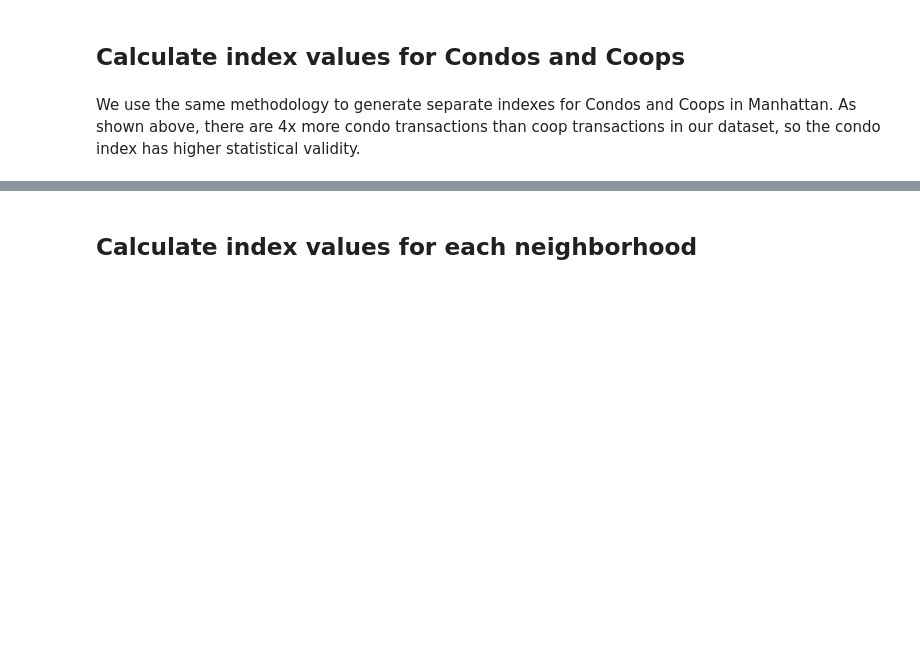
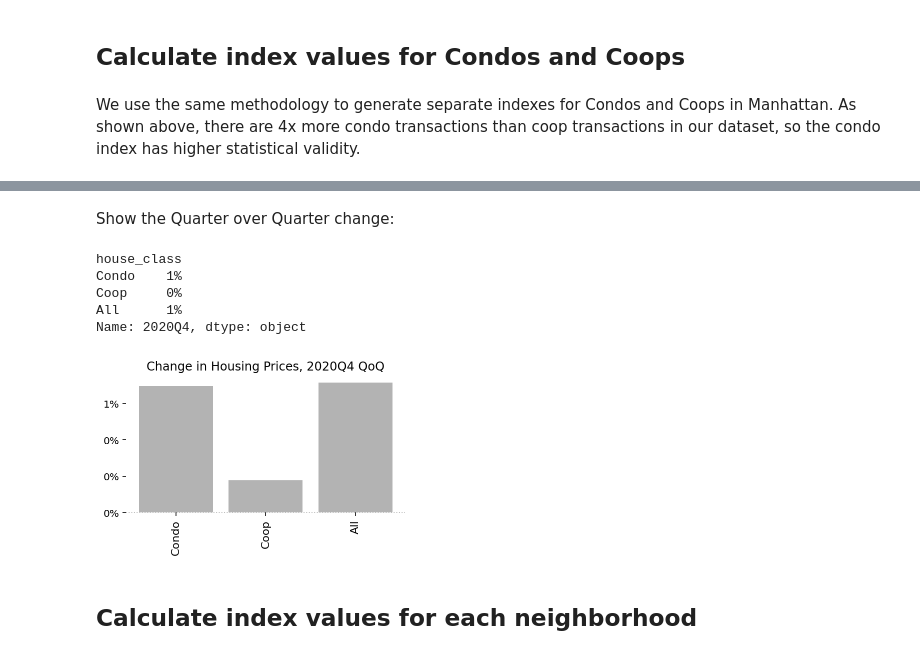
Before and after one commit to ivoytov/manhattan, a Jupyter notebook: NYC_price_index.ipynb, the cells around one changed output, grey strips where cells are left out. Drawn from its saved outputs; the diff is of its cells as text; code cells hidden in the pictures; blank space fills up the shorter version.

```diff
--- a/NYC_price_index.ipynb
+++ b/NYC_price_index.ipynb
@@ -318,3 +320,17 @@ Name: 2020Q4, dtype: object
+# %% [markdown]
+Show the Quarter over Quarter change:
+# %%
+mr = house_class_idx.set_index('house_class',append=True).smoothed.unstack('house_class').pct_change().iloc[-1]
+mr.loc['All'] = idx_all.smoothed.pct_change().iloc[-1:].values[0]
+plot_standings(mr, title=f"Change in Housing Prices, {idx_all.index[-1]} QoQ", figsize=(5,2.5))
+mr.map("{:,.0%}".format)
+# %% [output]
+house_class
+Condo    1%
+Coop     0%
+All      1%
+Name: 2020Q4, dtype: object
+[figure, added]
 # %% [markdown]
 ## Calculate index values for each neighborhood
 # %% [markdown]
```
Also changed, not shown: parts of 16 cells of this notebook.
